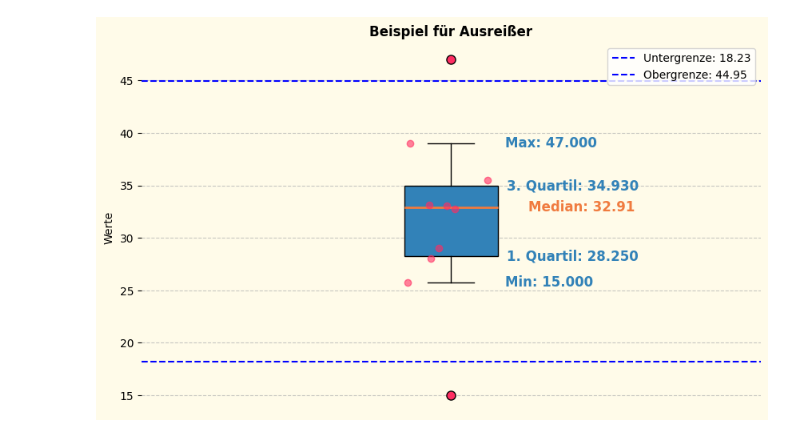
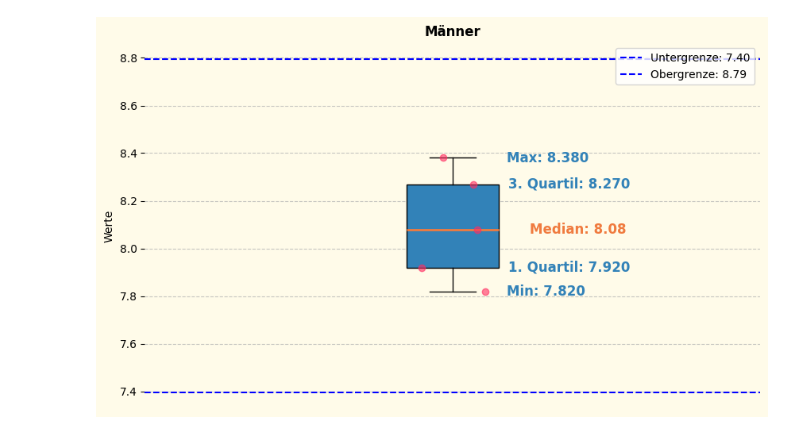
Before and after one commit to StatsTeam/statistik, a Jupyter notebook: tools/boxplot/boxplot.ipynb, the cells around one changed output. Drawn from its saved outputs; the diff is of its cells as text; code cells hidden in the pictures.

Commit message:
feat: exercise for boxplot

```diff
--- a/tools/boxplot/boxplot.ipynb
+++ b/tools/boxplot/boxplot.ipynb
@@ -156,5 +156,5 @@ create_boxplot(data=data, title="Olympische Spiele 1916: Weitsprung der Frauen")
-# %%
-data = [15, 25.75, 28, 29, 32.79, 33.03, 33.16, 35.52, 39, 47]
-create_boxplot(data=data, title="Beispiel für Ausreißer", ausreiser=True, ausreiser_grenzen=True)
-# %% [output]
-[figure, removed]
+# %%
+data = [7.82, 7.92, 8.08, 8.27, 8.38]
+create_boxplot(data=data, title="Männer", ausreiser=True, ausreiser_grenzen=True)
+# %% [output]
+[figure, added]
```
Also changed, not shown: parts of 1 cell of this notebook, 4 other files.
